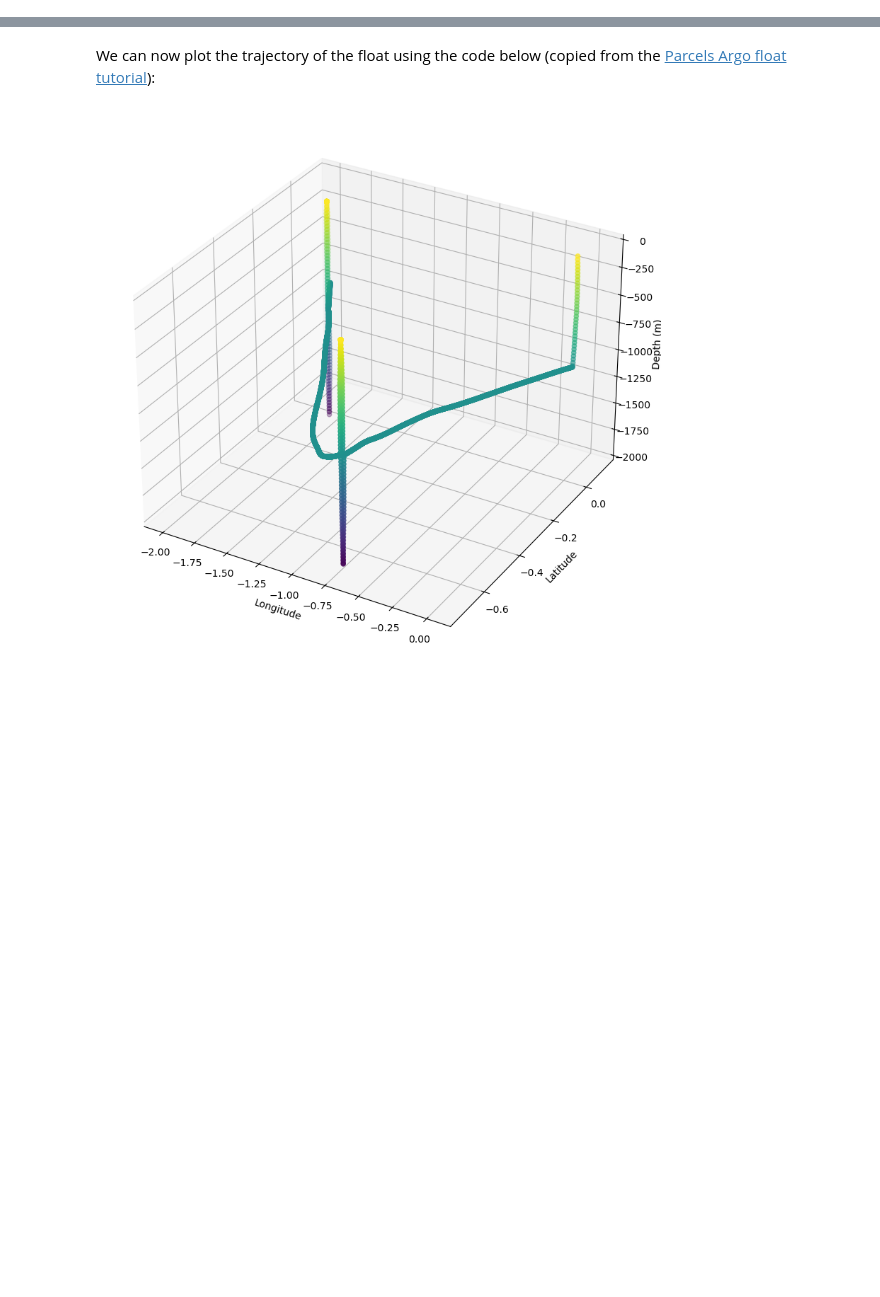
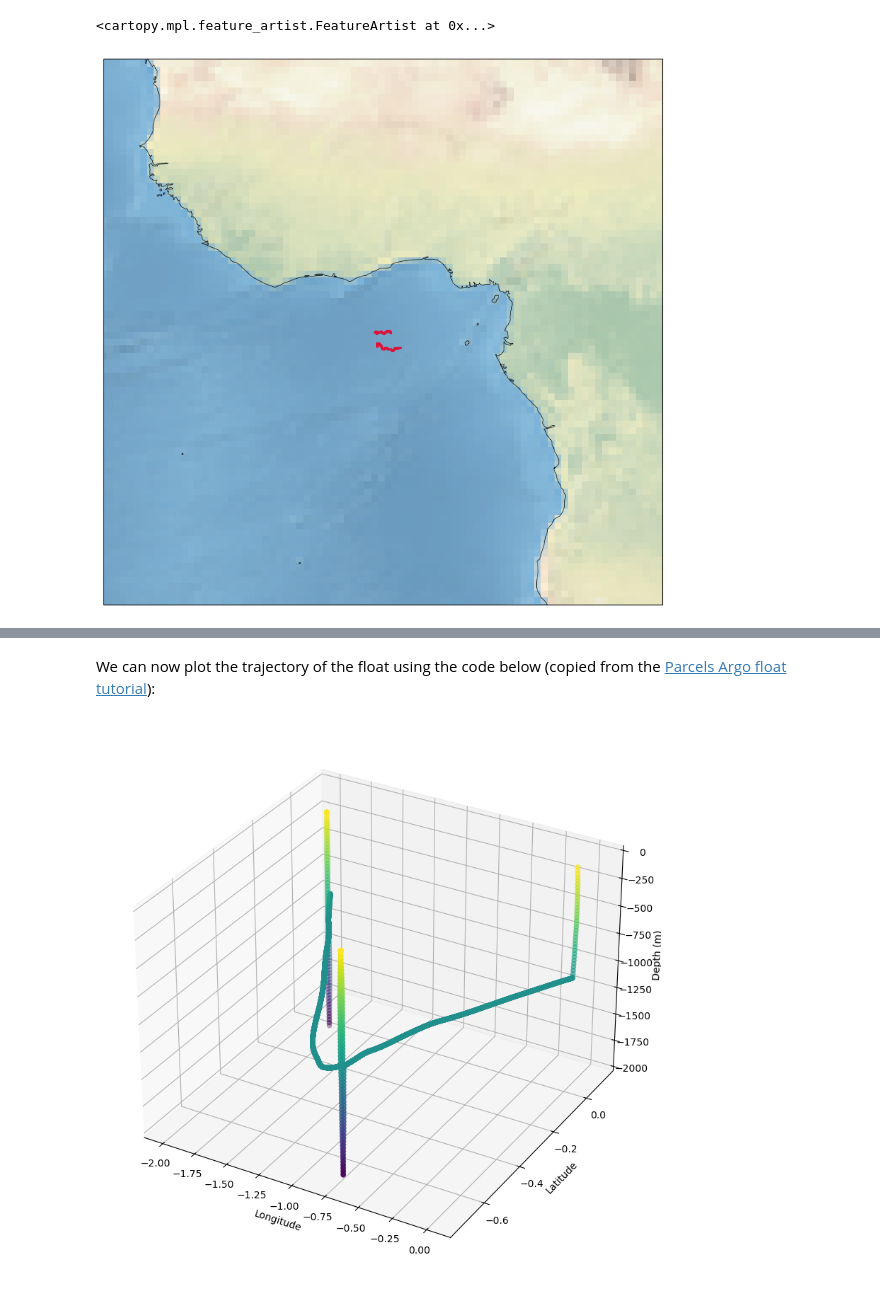
Before and after one commit to Parcels-code/virtualship, a Jupyter notebook: docs/user-guide/tutorials/Argo_data_tutorial.ipynb, the cells around one changed output, grey strips where cells are left out. Drawn from its saved outputs; the diff is of its cells as text; code cells hidden in the pictures; blank space fills up the shorter version.

Commit message:
first updates to argo and drifter plotting notebooks

```diff
--- a/docs/user-guide/tutorials/Argo_data_tutorial.ipynb
+++ b/docs/user-guide/tutorials/Argo_data_tutorial.ipynb
@@ -38,0 +40,5 @@ ds = xr.open_zarr("/Users/erik/Desktop/VSC_Argo/results/argo_floats.zarr")
+# %%
+# load argo data
+argo_ds = xr.open_dataset(f"{data_dir}/argo_float.zarr")
+
+argo_ds["trajectory"]
@@ -38,0 +50,71 @@ ds = xr.open_zarr("/Users/erik/Desktop/VSC_Argo/results/argo_floats.zarr")
+# %%
+## Argo float trajectory plot
+
+# set figure size based on aspect ratio of data
+base_size = 10
+aspect = float(argo_ds["lon"].max() - argo_ds["lon"].min()) / float(
+    argo_ds["lat"].max() - argo_ds["lat"].min()
+)
+width = min(max(base_size * aspect, 4), 12)
+height = min(max(base_size, 4), 12)
+
+# fig
+fig = plt.figure(figsize=(width, height), dpi=96)
+ax = fig.add_subplot(1, 1, 1, projection=ccrs.PlateCarree())
+
+MARKERSIZE = 1
+
+# plot trajectory
+if len(argo_ds["trajectory"]) > 1:
+    for i, traj in enumerate(argo_ds["trajectory"].values):
+        # extract trajectory data
+        lons = argo_ds["lon"][:].sel(trajectory=traj).squeeze()
+        lats = argo_ds["lat"][:].sel(trajectory=traj).squeeze()
+        depth = argo_ds["z"][:].sel(trajectory=traj).squeeze()
+
+        ax.scatter(
+            lons,
+            lats,
+            marker="o",
+            s=MARKERSIZE,
+            linestyle="-",
+            linewidth=1,
+            color="crimson",
+            label=f"Argo Float {int(traj)}",
+            transform=ccrs.PlateCarree(),
+        )
+else:
+    lons = argo_ds["lon"][:].squeeze()
+    lats = argo_ds["lat"][:].squeeze()
+    depth = argo_ds["z"][:].squeeze()
+
+    ax.scatter(
+        lons,
+        lats,
+        marker="o",
+        s=MARKERSIZE,
+        linestyle="-",
+        linewidth=1,
+        color="crimson",
+        label=f"Argo Float {int(argo_ds['trajectory'].values)}",
+        transform=ccrs.PlateCarree(),
+    )
+
+# set extent with buffer
+latlon_buffer = 20.0
+ax.set_extent(
+    [
+        lons.min() - latlon_buffer,
+        lons.max() + latlon_buffer,
+        lats.min() - latlon_buffer,
+        lats.max() + latlon_buffer,
+    ],
+    crs=ccrs.PlateCarree(),
+)
+
+# additional map features
+ax.stock_img()
+ax.coastlines(linewidth=0.5)
+# %% [output]
+<cartopy.mpl.feature_artist.FeatureArtist at 0x...>
+[figure, added]
```
Also changed, not shown: parts of 10 cells of this notebook, 3 other files.
